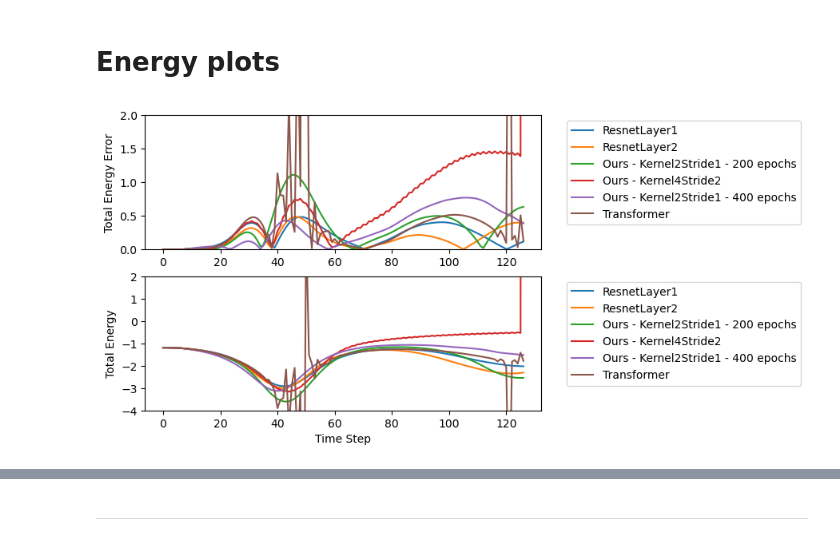
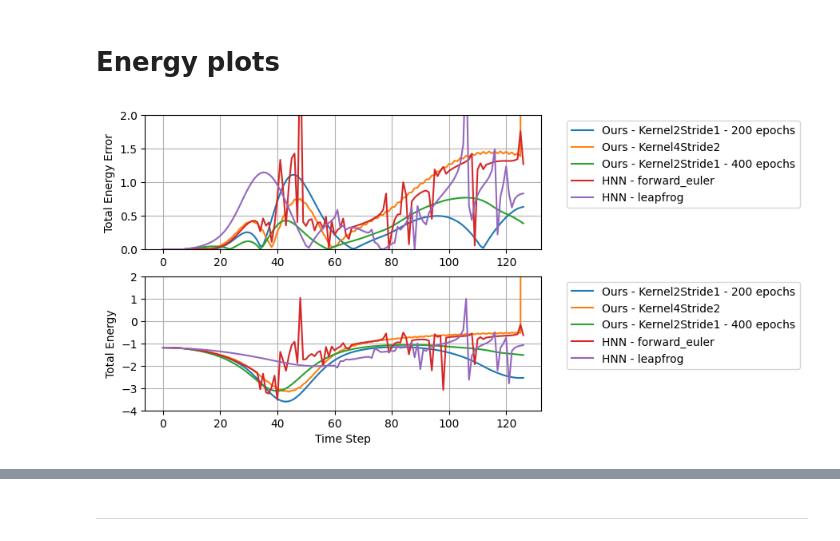
Before and after one commit to pablomerc/dhn-deeplearning, a Jupyter notebook: visualization_scripts/visualize_multiple_experiments.ipynb, the cells around one changed output, grey strips where cells are left out. Saved outputs shown, nothing was run; the diff lists cells and outputs as text; code cells hidden in the pictures.

```diff
--- a/visualization_scripts/visualize_multiple_experiments.ipynb
+++ b/visualization_scripts/visualize_multiple_experiments.ipynb
@@ -299,26 +322,39 @@ def calculate_energy(results_dict, cond_dict, use_dt = False):
     return E_gt, E_pred
 # %%
 experiment_list= [
-    # 'two_body_baseline_hnn_tf',
-    'two_body_baseline_resnet_layer1',
-    'two_body_baseline_resnet_layer2',
     'two_body_kernel2_stride1',
     'two_body_kernel4_stride2',
     # 'two_body_kernel8_stride4',
     'two_body_kernel2_stride1_400',
-    'two_body_baseline_vanilla_tf',
+    'two_body_baseline_hnn_tf',
+    # 'two_body_baseline_vanilla_tf',
+
+    # 'two_body_baseline_resnet_layer1',
+    # 'two_body_baseline_resnet_layer2',
+
 ]
 
 labels = [
-    # 'HNN',
-    'ResnetLayer1',
-    'ResnetLayer2',
     'Kernel2Stride1 - 200 epochs',
     'Kernel4Stride2',
     # 'Kernel8Stride4',
     'Kernel2Stride1 - 400 epochs',
-    'Transformer',
+    'HNN',
+    # 'Transformer',
+    # 'ResnetLayer1',
+    # 'ResnetLayer2',
 ]
+
+colors = [
+    'red',
+    'green',
+    # 'saddlebrown',
+    'darkgray',
+    'cornflowerblue',
+    'darkorange',
+    'midnightblue'
+]
+
 
 fig, ax = plt.subplots(2,1)
 for name,label in zip(experiment_list,labels):
@@ -326,31 +362,33 @@ for name,label in zip(experiment_list,labels):
     if 'hnn' in name:
         for variant in ['forward_euler', 'leapfrog']:
             result_dict = get_result_dict(name,variant)
             cond_dict = get_cond_dict(name,variant)
             label_variant = f'{label} - {variant}'
             E_gt, E_pred = calculate_energy(result_dict, cond_dict, use_dt=False)
             ax[0].plot(np.abs(E_gt.mean(axis=0)-E_pred.mean(axis=0)), label=label_variant)
             ax[1].plot(E_pred.mean(axis=0), label=label_variant)
     else:
         result_dict = get_result_dict(name)
         cond_dict = get_cond_dict(name)
         E_gt, E_pred = calculate_energy(result_dict, cond_dict, use_dt=False)
         if 'kernel' in name:
             ax[0].plot(np.abs(E_gt.mean(axis=0)-E_pred.mean(axis=0)), label=f'Ours - {label}')
             ax[1].plot(E_pred.mean(axis=0), label=f'Ours - {label}')
         else:
             ax[0].plot(np.abs(E_gt.mean(axis=0)-E_pred.mean(axis=0)), label=f'{label}')
             ax[1].plot(E_pred.mean(axis=0), label=f'{label}')
 
 
 #  move the legent to the right otuside the frame
 ax[0].legend(bbox_to_anchor=(1.05, 1))
 ax[1].legend(bbox_to_anchor=(1.05, 1))
 ax[1].set_xlabel('Time Step')
 ax[0].set_ylabel('Total Energy Error')
 ax[1].set_ylabel('Total Energy')
 ax[0].set_ylim(0,2)
 ax[1].set_ylim(-4,2)
+ax[0].grid()
+ax[1].grid()
 plt.show()
 # %% [output]
-[figure, old version]
+[figure, new version]
```
Also changed, not shown: parts of 10 cells of this notebook, 1 other file.
